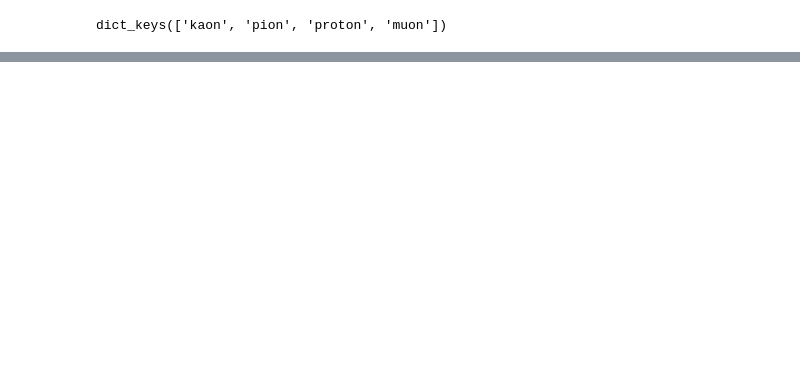
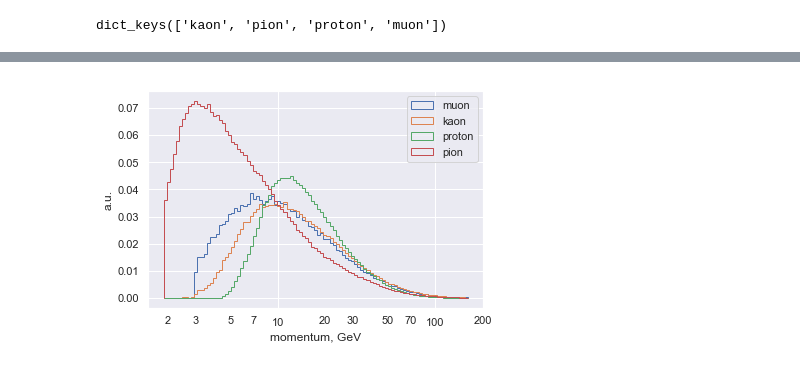
Before and after one commit to SiLiKhon/RichGANatACAT2019, a Jupyter notebook: MakePlots.ipynb, the cells around one changed output, grey strips where cells are left out. Cells and saved outputs as stored; diff of their text form; code cells hidden in the pictures; blank space fills up the shorter version.

```diff
--- a/MakePlots.ipynb
+++ b/MakePlots.ipynb
@@ -223,0 +245,27 @@ for particle in particles:
+# %%
+from matplotlib.ticker import ScalarFormatter, FormatStrFormatter, LogLocator
+
+
+l1, r1 = get_percentile_range(data['muon'  ].test.Brunel_P.values / 1000, data['muon'  ].test.probe_sWeight.values, percentile=0.01)
+l2, r2 = get_percentile_range(data['kaon'  ].test.Brunel_P.values / 1000, data['kaon'  ].test.probe_sWeight.values, percentile=0.01)
+l3, r3 = get_percentile_range(data['proton'].test.Brunel_P.values / 1000, data['proton'].test.probe_sWeight.values, percentile=0.01)
+l4, r4 = get_percentile_range(data['pion'  ].test.Brunel_P.values / 1000, data['pion'  ].test.probe_sWeight.values, percentile=0.01)
+l = min(l1, l2, l3, l4)
+r = max(r1, r2, r3, r4)
+bins = np.logspace(np.log10(l), np.log10(r), 100)
+plt.hist(data['muon'  ].test.Brunel_P / 1000, weights=data['muon'  ].test.probe_sWeight, label='muon'  , bins=bins, density=True, histtype='step')
+plt.hist(data['kaon'  ].test.Brunel_P / 1000, weights=data['kaon'  ].test.probe_sWeight, label='kaon'  , bins=bins, density=True, histtype='step')
+plt.hist(data['proton'].test.Brunel_P / 1000, weights=data['proton'].test.probe_sWeight, label='proton', bins=bins, density=True, histtype='step')
+plt.hist(data['pion'  ].test.Brunel_P / 1000, weights=data['pion'  ].test.probe_sWeight, label='pion'  , bins=bins, density=True, histtype='step')
+plt.legend()
+plt.xscale('log')
+plt.xlabel('momentum, GeV')
+plt.ylabel('a.u.')
+plt.gca().get_xaxis().set_minor_formatter(ScalarFormatter())
+plt.gca().get_xaxis().set_minor_locator(LogLocator(subs=[2,3,5,7]))
+plt.gca().get_xaxis().set_major_formatter(ScalarFormatter())
+
+file_name = "P.pdf"
+plt.savefig(os.path.join(output_dir, file_name))
+# %% [output]
+[figure, added]
```
Also changed, not shown: parts of 9 cells of this notebook.
